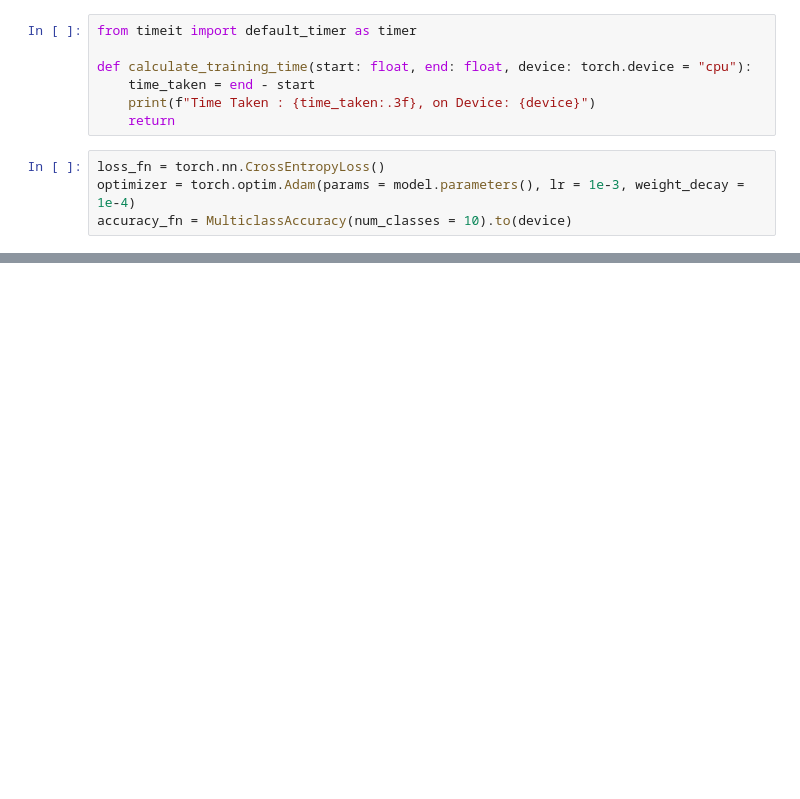
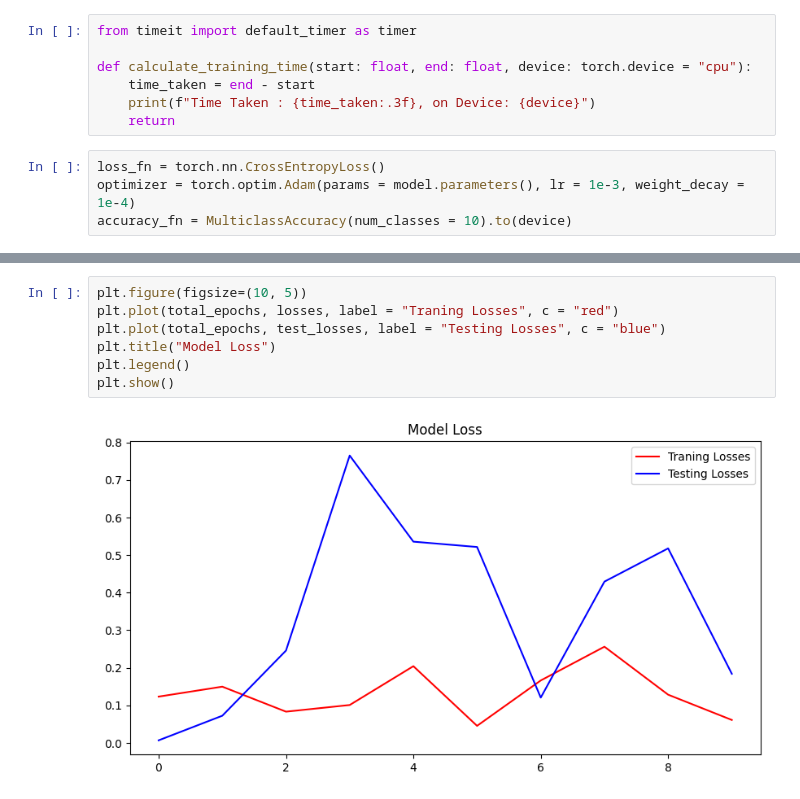
Before and after one commit to axiomchronicles/neural_network_learning, a Jupyter notebook: PyTorch_Learning/pathway_12.ipynb, the cells around one changed output, grey strips where cells are left out. Saved outputs shown, nothing was run; the diff lists cells and outputs as text; blank space fills up the shorter version.

```diff
--- a/PyTorch_Learning/pathway_12.ipynb
+++ b/PyTorch_Learning/pathway_12.ipynb
@@ -247,0 +338,9 @@ pl.
+# %%
+plt.figure(figsize=(10, 5))
+plt.plot(total_epochs, losses, label = "Traning Losses", c = "red")
+plt.plot(total_epochs, test_losses, label = "Testing Losses", c = "blue")
+plt.title("Model Loss")
+plt.legend()
+plt.show()
+# %% [output]
+[figure, added]
```
Also changed, not shown: parts of 7 cells of this notebook.
